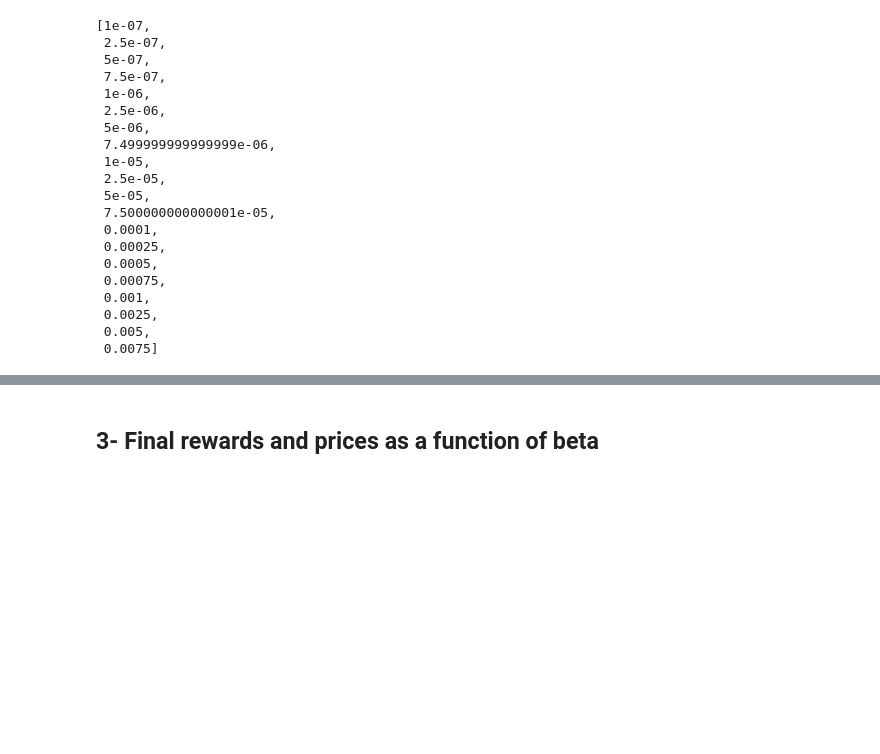
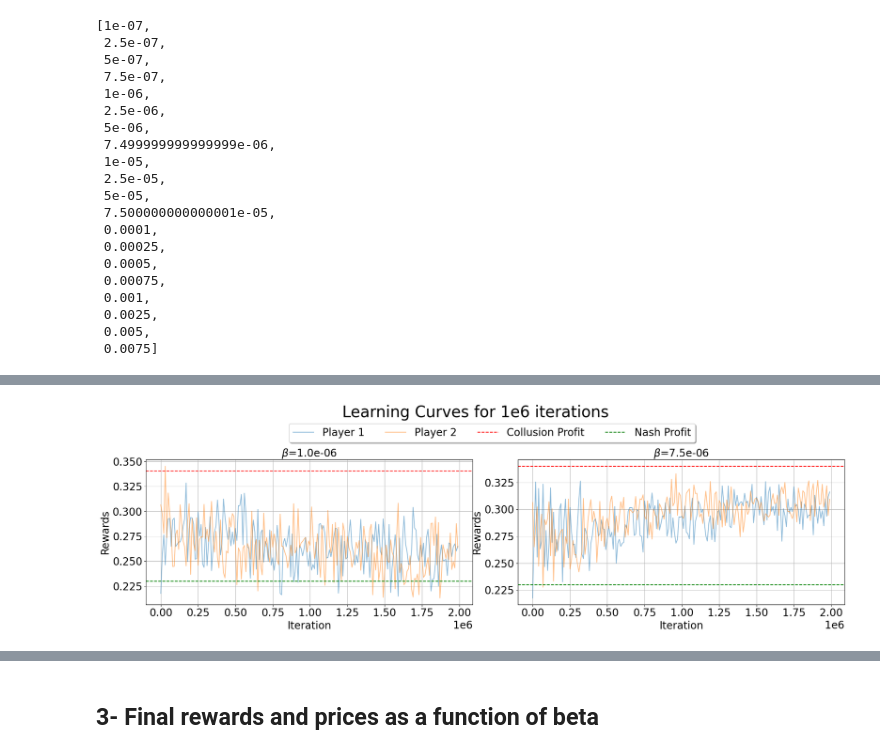
Before and after one commit to Suzie14/RLandPricing, a Jupyter notebook: notebooks/main.ipynb, the cells around one changed output, grey strips where cells are left out. Saved outputs shown, nothing was run; the diff lists cells and outputs as text; code cells hidden in the pictures; blank space fills up the shorter version.

```diff
--- a/notebooks/main.ipynb
+++ b/notebooks/main.ipynb
@@ -209 +328,5 @@ plot_learning_curves_subplots(lc_df_diff,10**7,sorted(df_same['beta'].unique()),
+# %%
+plot_learning_curves_subplots(lc_df_same,0.2*10**7,[1e-06,7.499999999999999e-06],1,2, figl=20, figh=6, loc_leg=(0.8,0.97),y=1.03, title='Learning Curves for 1e6 iterations')
+# %% [output]
+[figure, added]
 # %%
```
Also changed, not shown: parts of 30 cells of this notebook, 2 other files.
